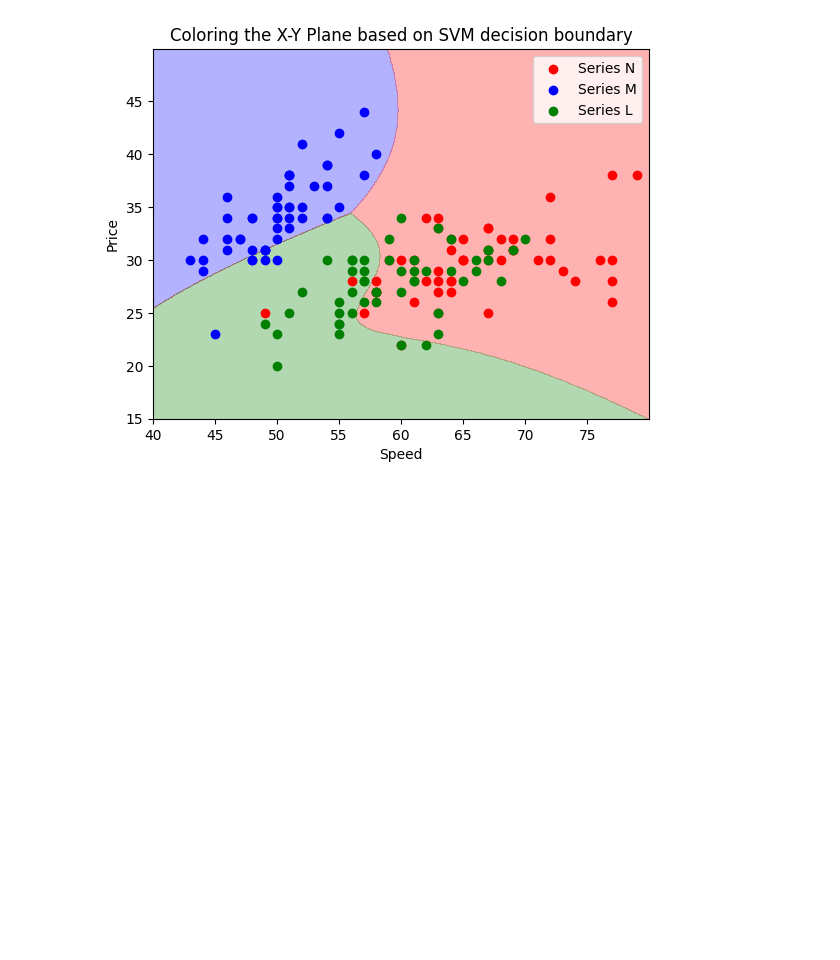
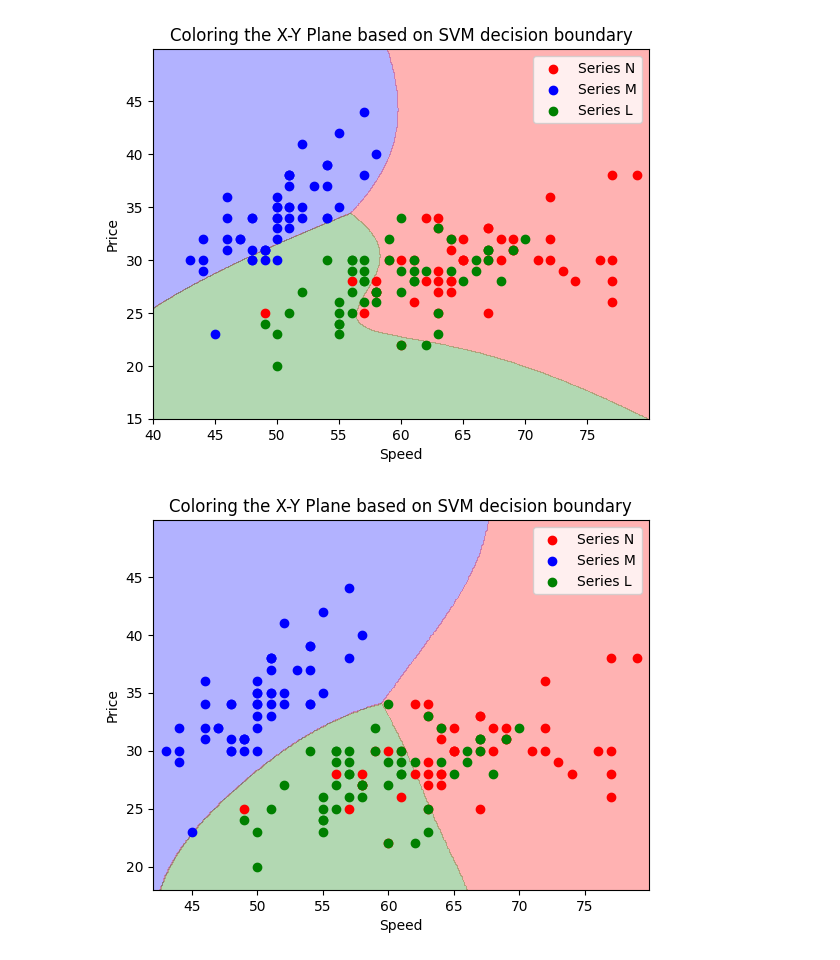
Before and after one commit to Aditya-Y-29/ML-Assignments, a Jupyter notebook: Assignment-2/Task2.ipynb, the cells around one changed output. Drawn from its saved outputs; the diff is of its cells as text; code cells hidden in the pictures; blank space fills up the shorter version.

```diff
--- a/Assignment-2/Task2.ipynb
+++ b/Assignment-2/Task2.ipynb
@@ -388,0 +393,4 @@ plot_svm_decision_boundary()
+# %%
+def rbf_kernel(X, Y, gamma=0.1):
+    norm = np.sum(X**2, axis=1)[:, np.newaxis] + np.sum(Y**2, axis=1) - 2 * np.dot(X, Y.T)
+    return np.exp(-gamma * norm)
@@ -388,0 +432,33 @@ plot_svm_decision_boundary()
+# %%
+def predict_svm_with_rbf_kernel(x, sv_alpha, sv_X, sv_y, intercept):
+    kernel_matrix = rbf_kernel(x, sv_X, gamma)
+    val = np.dot(kernel_matrix, sv_alpha * sv_y) + intercept
+    return val
+# %%
+def condition_function(x, y):
+    value_1 = predict_svm_with_rbf_kernel(np.array([[x,y]]), sv_a_m, sv_X_m, sv_y_m, intercept_m)
+    value_2 = predict_svm_with_rbf_kernel(np.array([[x,y]]), sv_a_n, sv_X_n, sv_y_n, intercept_n)
+    value_3 = predict_svm_with_rbf_kernel(np.array([[x,y]]), sv_a_l, sv_X_l, sv_y_l, intercept_l)
+    if value_1 >= value_2 and value_1 >= value_3:
+        return 0
+    if value_2 >= value_1 and value_2 >= value_3:
+        return 1
+    if value_3 >= value_2 and value_3 >= value_1:
+        return 2
+# %%
+# Plotting desicion boundary of SVM.
+def plot_svm_decision_boundary():
+    x_min, x_max = 42, 80
+    y_min, y_max = 18, 50
+    step = 0.1
+    xx, yy = np.meshgrid(np.arange(x_min, x_max, step), np.arange(y_min, y_max, step))
+    condition_values = np.vectorize(condition_function)(xx, yy)
+    plt.contourf(xx, yy, condition_values, levels=[-0.5, 0.5, 1.5, 2.5], colors=('blue', 'red', 'green'),  alpha=0.3)
+    plt.scatter(dataframe[dataframe['Model'] == 'Series N'][x_column], dataframe[dataframe['Model'] == 'Series N'][y_column], c='red', label='Series N')
+    plt.scatter(dataframe[dataframe['Model'] == 'Series M'][x_column], dataframe[dataframe['Model'] == 'Series M'][y_column], c='blue', label='Series M')
+    plt.scatter(dataframe[dataframe['Model'] == 'Series L'][x_column], dataframe[dataframe['Model'] == 'Series L'][y_column], c='green', label='Series L')
+    plt.xlabel('Speed')
+    plt.ylabel('Price')
+    plt.legend()
+    plt.title('Coloring the X-Y Plane based on SVM decision boundary')
+    plt.show()
@@ -388,0 +478,7 @@ plot_svm_decision_boundary()
+# %%
+x_column = 'speed'
+y_column = 'price'
+dataframe = df.copy(deep=False)
+plot_svm_decision_boundary()
+# %% [output]
+[figure, added]
```
Also changed, not shown: parts of 5 cells of this notebook.
